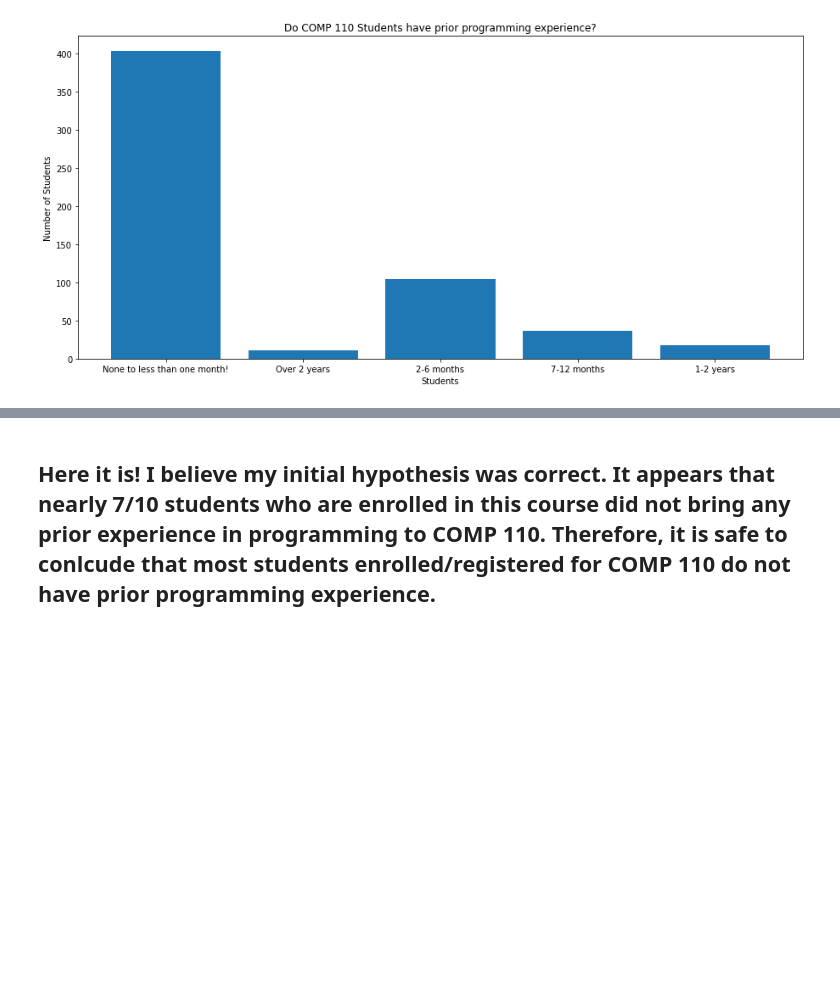
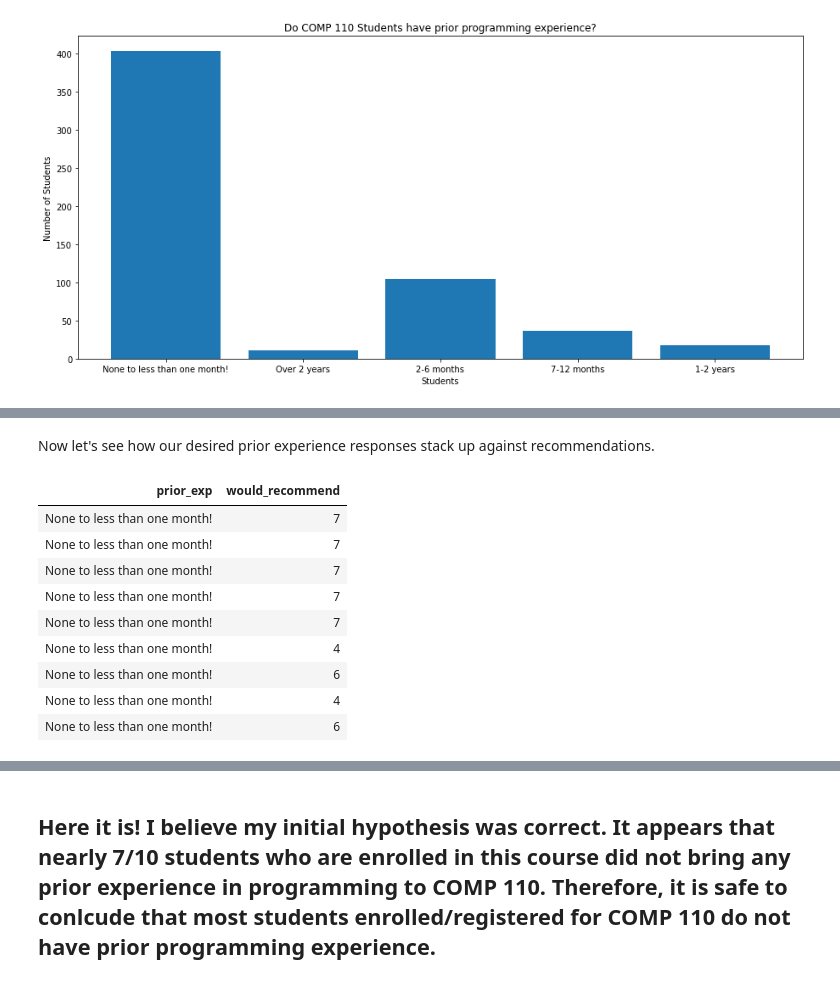
Before and after one commit to calvinsy-is-not-available/comp110-21f-workspace, a Jupyter notebook: projects/pj01/analysis.ipynb, the cells around one changed output, grey strips where cells are left out. Saved outputs shown, nothing was run; the diff lists cells and outputs as text; code cells hidden in the pictures; blank space fills up the shorter version.

```diff
--- a/projects/pj01/analysis.ipynb
+++ b/projects/pj01/analysis.ipynb
@@ -95,0 +173,19 @@ plt.show()
+# %% [markdown]
+Now let's see how our desired prior experience responses stack up against recommendations.
+# %%
+from data_utils import eq
+
+needed_data = concat(wanted_prior_exp, thunderdrive)
+equivalent_dicts = eq(needed_data)
+tabulate(equivalent_dicts, equivalent_dicts.keys(), "html")
+# %% [output]
+| prior_exp | would_recommend |
+| None to less than one month! | 7 |
+| None to less than one month! | 7 |
+| None to less than one month! | 7 |
+| None to less than one month! | 7 |
+| None to less than one month! | 7 |
+| None to less than one month! | 4 |
+| None to less than one month! | 6 |
+| None to less than one month! | 4 |
+| None to less than one month! | 6 |
```
Also changed, not shown: parts of 17 cells of this notebook, 1 other file.
